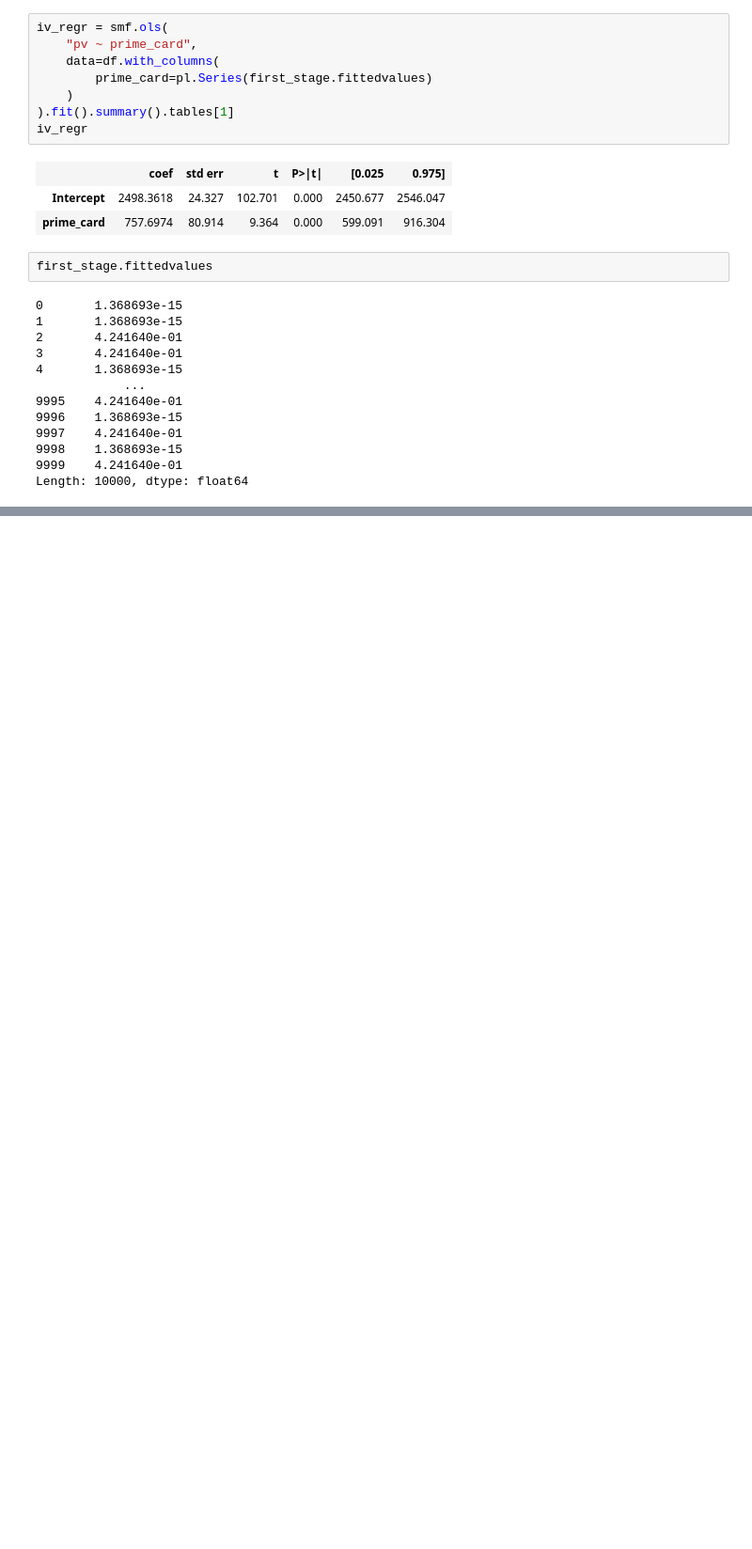
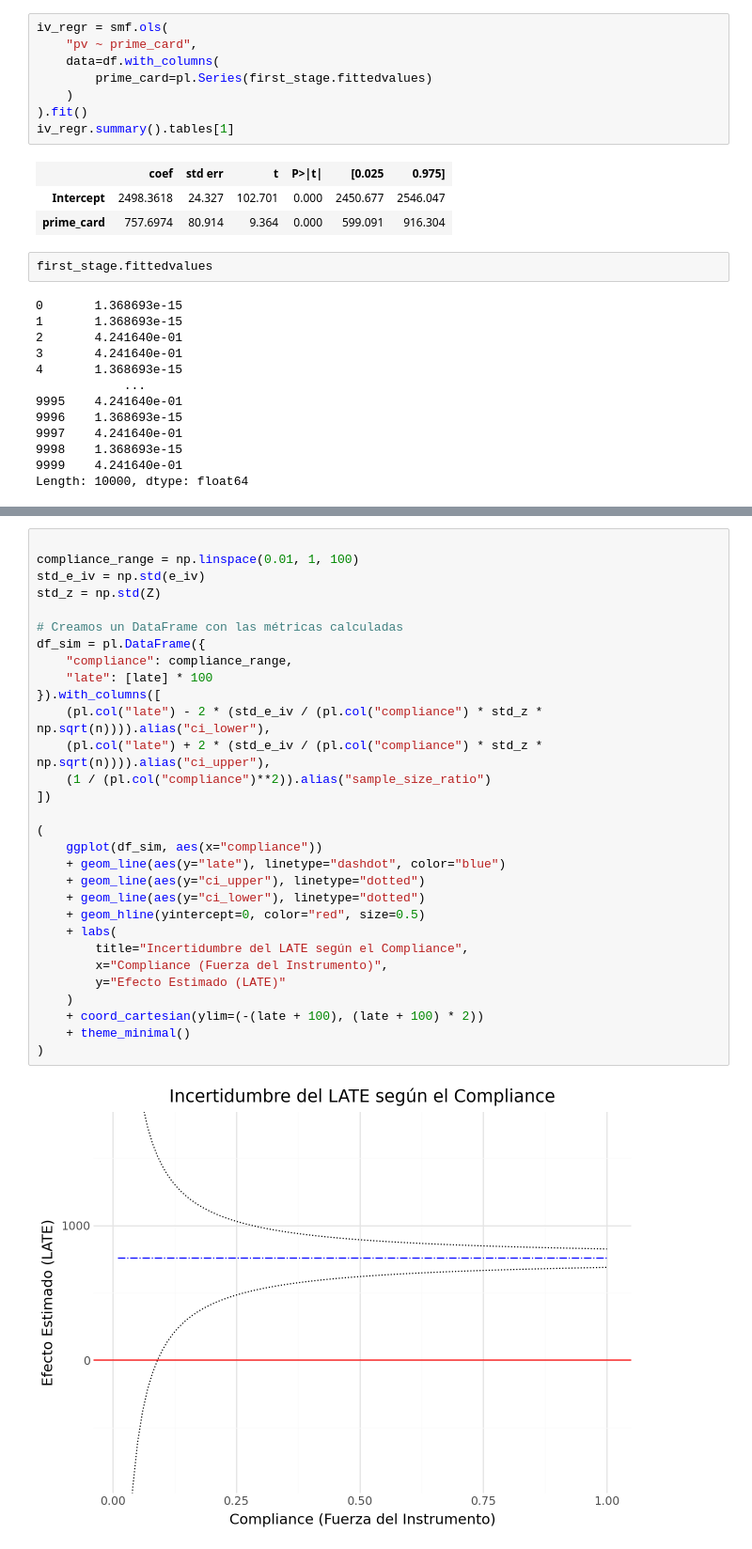
Before and after one commit to Sechi42/Causal_Inference-with-python, a Jupyter notebook: ch11/Noncompliance_and_intruments.ipynb, the cells around one changed output, grey strips where cells are left out. Shown at 94% size. Cells and saved outputs as stored; diff of their text form; blank space fills up the shorter version.

```diff
--- a/ch11/Noncompliance_and_intruments.ipynb
+++ b/ch11/Noncompliance_and_intruments.ipynb
@@ -116,8 +116,8 @@ iv_regr = smf.ols(
     data=df.with_columns(
         prime_card=pl.Series(first_stage.fittedvalues)
     )
-).fit().summary().tables[1]
-iv_regr
+).fit()
+iv_regr.summary().tables[1]
 # %% [output]
 |  | coef | std err | t | P>|t| | [0.025 | 0.975] |
 | Intercept | 2498.3618 | 24.327 | 102.701 | 0.000 | 2450.677 | 2546.047 |
@@ -139,0 +195,32 @@ Length: 10000, dtype: float64
+# %%
+
+compliance_range = np.linspace(0.01, 1, 100)
+std_e_iv = np.std(e_iv)
+std_z = np.std(Z)
+
+# Creamos un DataFrame con las métricas calculadas
+df_sim = pl.DataFrame({
+    "compliance": compliance_range,
+    "late": [late] * 100
+}).with_columns([
+    (pl.col("late") - 2 * (std_e_iv / (pl.col("compliance") * std_z * np.sqrt(n)))).alias("ci_lower"),
+    (pl.col("late") + 2 * (std_e_iv / (pl.col("compliance") * std_z * np.sqrt(n)))).alias("ci_upper"),
+    (1 / (pl.col("compliance")**2)).alias("sample_size_ratio")
+])
+
+(
+    ggplot(df_sim, aes(x="compliance"))
+    + geom_line(aes(y="late"), linetype="dashdot", color="blue")
+    + geom_line(aes(y="ci_upper"), linetype="dotted")
+    + geom_line(aes(y="ci_lower"), linetype="dotted")
+    + geom_hline(yintercept=0, color="red", size=0.5)
+    + labs(
+        title="Incertidumbre del LATE según el Compliance",
+        x="Compliance (Fuerza del Instrumento)",
+        y="Efecto Estimado (LATE)"
+    )
+    + coord_cartesian(ylim=(-(late + 100), (late + 100) * 2))
+    + theme_minimal()
+)
+# %% [output]
+[figure, added]
```
Also changed, not shown: parts of 30 cells of this notebook.
